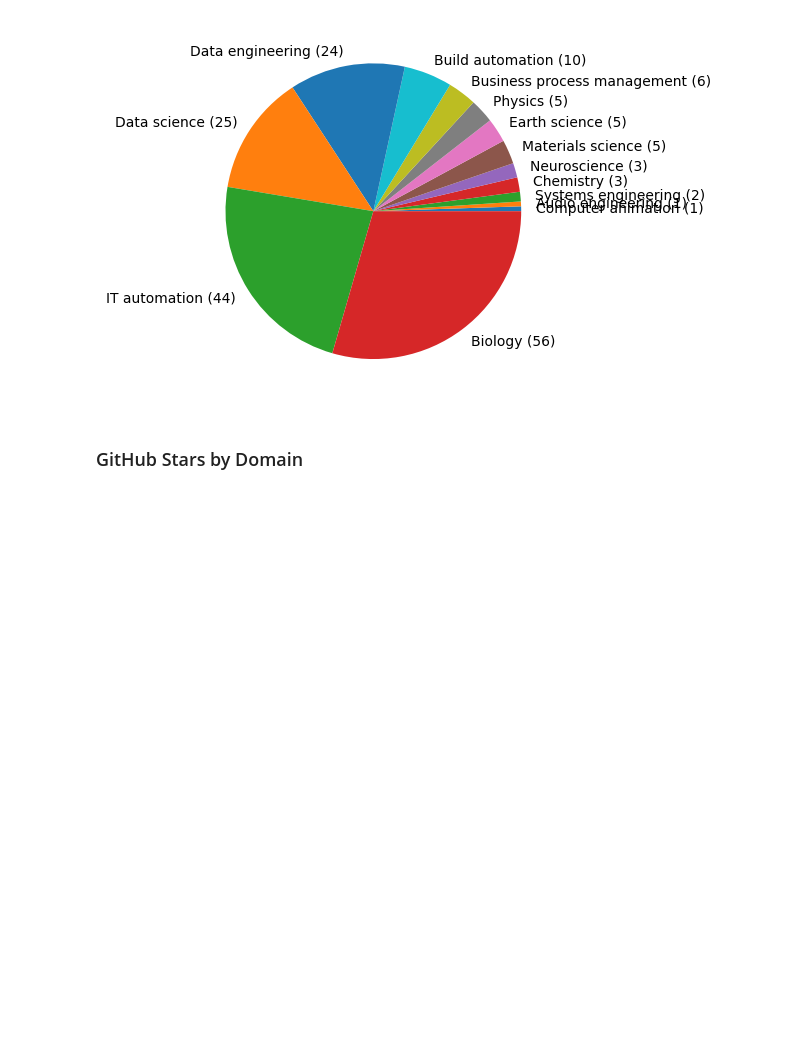
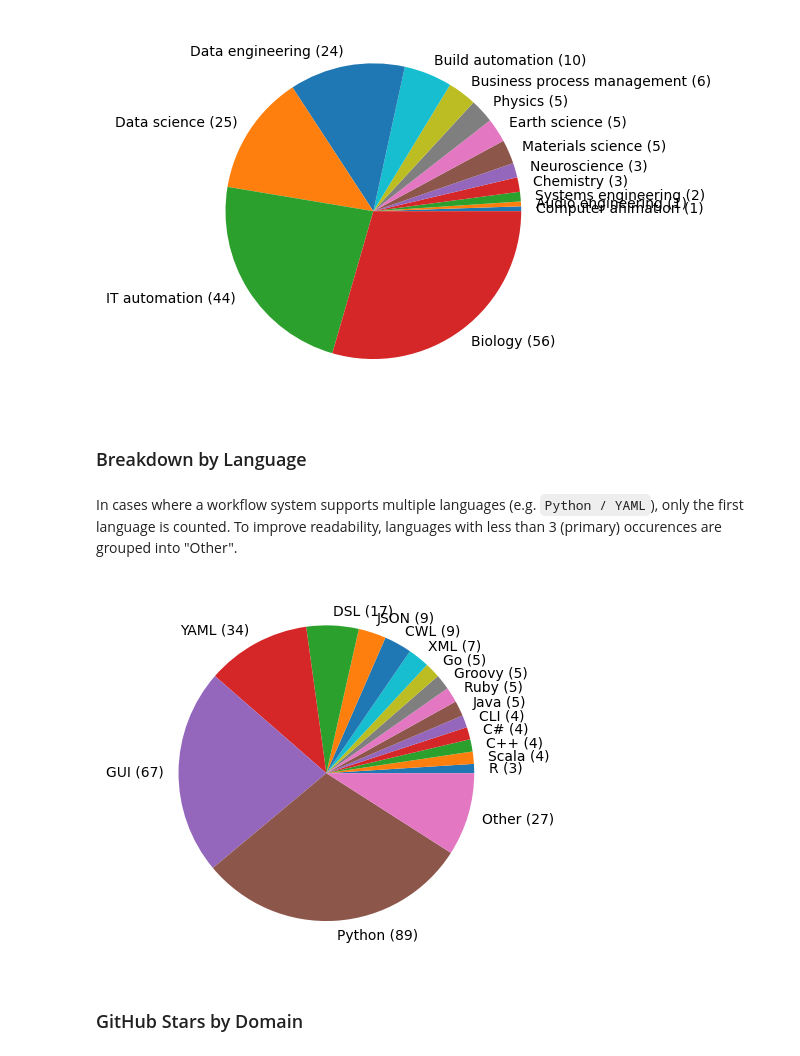
Before and after one commit to bentsherman/awesome-workflow, a Jupyter notebook: analysis.ipynb, the cells around one changed output. Drawn from its saved outputs; the diff is of its cells as text; code cells hidden in the pictures; blank space fills up the shorter version.

Commit message:
Add breakdown by language

```diff
--- a/analysis.ipynb
+++ b/analysis.ipynb
@@ -29,6 +31,29 @@ labels = ['%s (%d)' % (k, v) for k, v in counts.items()]
 _ = plt.pie(counts.values(), labels=labels)
 # %% [output]
 [figure]
+# %% [markdown]
+### Breakdown by Language
+# %% [markdown]
+In cases where a workflow system supports multiple languages (e.g. `Python / YAML`), only the first language is counted. To improve readability, languages with less than 3 (primary) occurences are grouped into "Other".
+# %%
+# compute counts
+counts = {}
+for value in df.language:
+    key = value.split(' / ')[0]
+    if key not in counts:
+        counts[key] = 0
+    counts[key] += 1
+
+counts = dict(sorted(counts.items(), key=lambda item: item[1]))
+count_other = sum(v for v in counts.values() if v < 3)
+counts = {k: v for k, v in counts.items() if v >= 3}
+counts['Other'] = count_other
+labels = ['%s (%d)' % (k, v) for k, v in counts.items()]
+
+# plot pie chart
+_ = plt.pie(counts.values(), labels=labels)
+# %% [output]
+[figure, added]
 # %% [markdown]
 ### GitHub Stars by Domain
 # %% [markdown]
```
Also changed, not shown: parts of 1 cell of this notebook.
